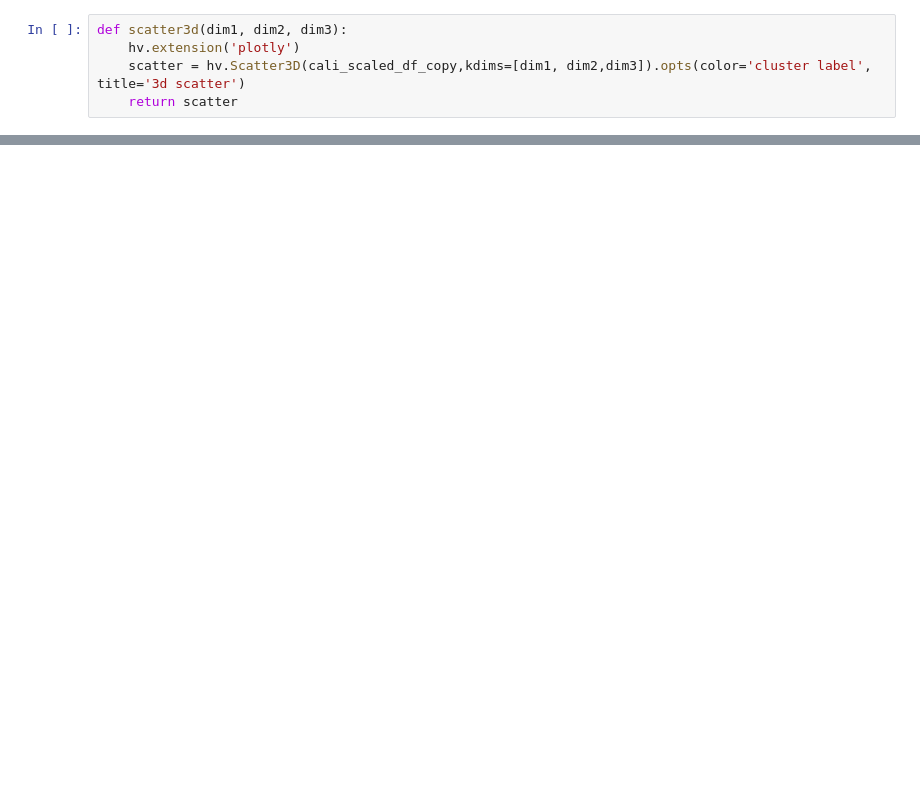
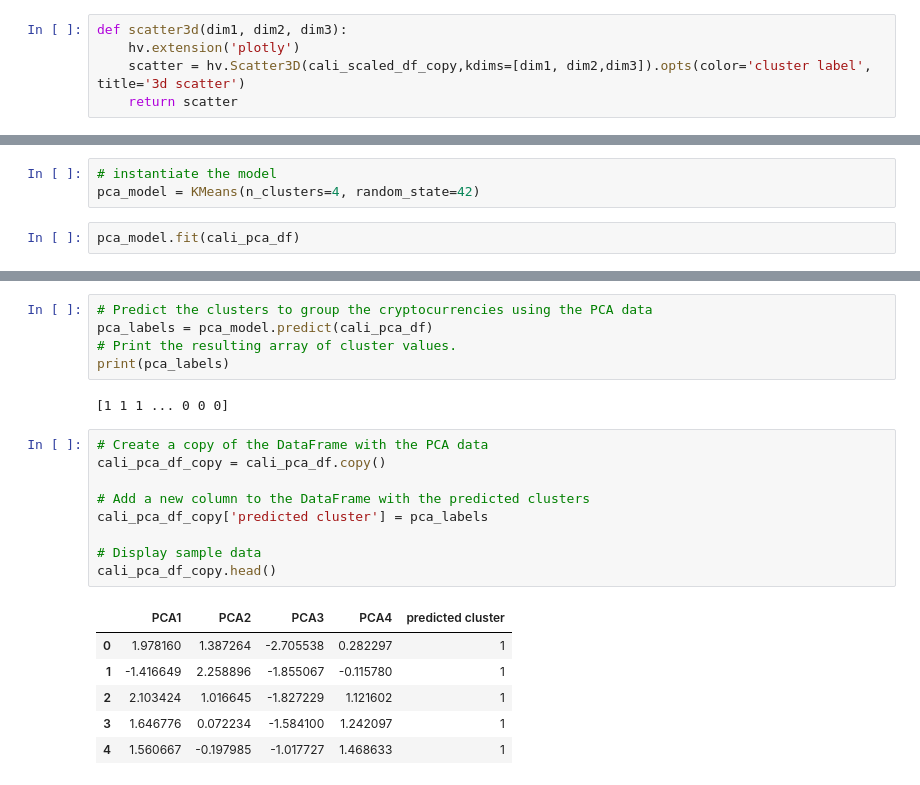
Before and after one commit to BrianLee0529/Project_4_group_3, a Jupyter notebook: unsupervised_model.ipynb, the cells around one changed output, grey strips where cells are left out. Cells and saved outputs as stored; diff of their text form; blank space fills up the shorter version.

```diff
--- a/unsupervised_model.ipynb
+++ b/unsupervised_model.ipynb
@@ -170,0 +298,5 @@ scatter3d('median_house_value','median_income','avg_rooms_per_household')
+# %%
+# instantiate the model
+pca_model = KMeans(n_clusters=4, random_state=42)
+# %%
+pca_model.fit(cali_pca_df)
@@ -170,0 +306,23 @@ scatter3d('median_house_value','median_income','avg_rooms_per_household')
+# %%
+# Predict the clusters to group the cryptocurrencies using the PCA data
+pca_labels = pca_model.predict(cali_pca_df)
+# Print the resulting array of cluster values.
+print(pca_labels)
+# %% [output]
+[1 1 1 ... 0 0 0]
+# %%
+# Create a copy of the DataFrame with the PCA data
+cali_pca_df_copy = cali_pca_df.copy()
+
+# Add a new column to the DataFrame with the predicted clusters
+cali_pca_df_copy['predicted cluster'] = pca_labels
+
+# Display sample data
+cali_pca_df_copy.head()
+# %% [output]
+|  | PCA1 | PCA2 | PCA3 | PCA4 | predicted cluster |
+| 0 | 1.978160 | 1.387264 | -2.705538 | 0.282297 | 1 |
+| 1 | -1.416649 | 2.258896 | -1.855067 | -0.115780 | 1 |
+| 2 | 2.103424 | 1.016645 | -1.827229 | 1.121602 | 1 |
+| 3 | 1.646776 | 0.072234 | -1.584100 | 1.242097 | 1 |
+| 4 | 1.560667 | -0.197985 | -1.017727 | 1.468633 | 1 |
```
Also changed, not shown: parts of 16 cells of this notebook.
